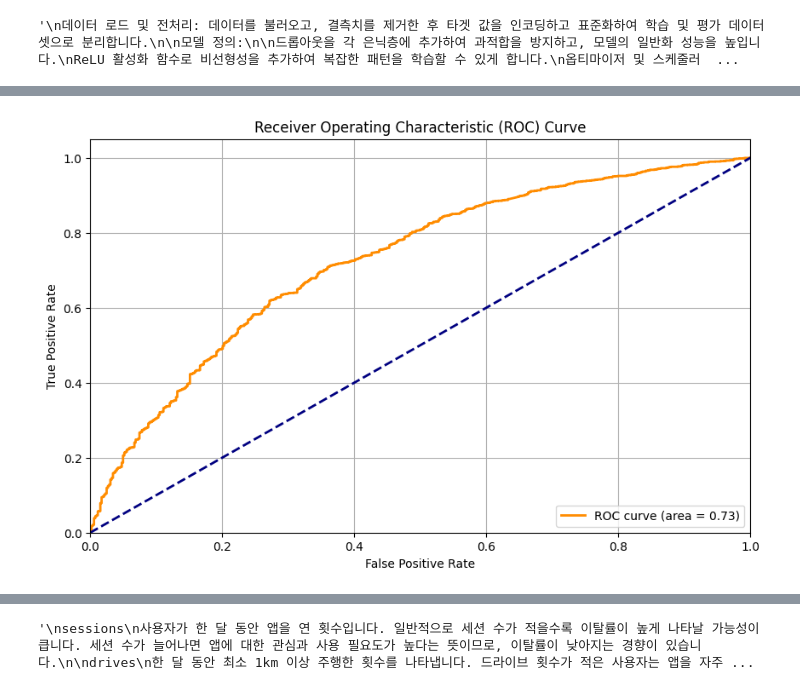
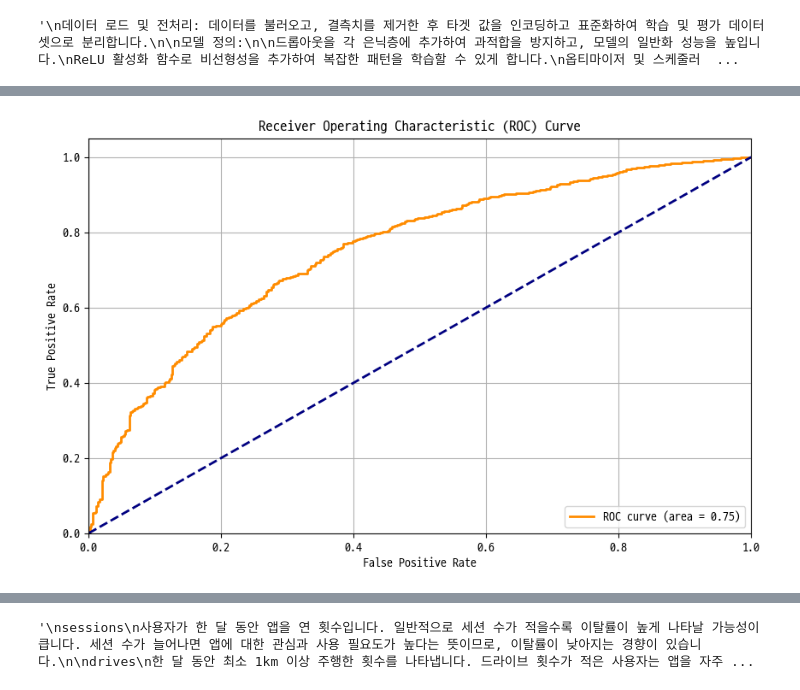
Before and after one commit to SKNETWORKS-FAMILY-AICAMP/SKN06-2nd-6Team, a Jupyter notebook: DL.ipynb, the cells around one changed output, grey strips where cells are left out. Saved outputs shown, nothing was run; the diff lists cells and outputs as text; code cells hidden in the pictures.

```diff
--- a/DL.ipynb
+++ b/DL.ipynb
@@ -42,4 +39,6 @@ def load_and_preprocess_data(file_path):
 
 # 데이터 로드 및 분리
 X_train, X_test, y_train, y_test = load_and_preprocess_data("data/preprocessed.csv")
+# %%
+device = torch.device("cuda" if torch.cuda.is_available() else "cpu")
 # %%
@@ -191 +189,19 @@ Total Training Time: 53.29 seconds
+# %%
+# load best model
+best_model = torch.load(save_path)
+best_model.eval()
+
+# 모델 평가
+y_pred_list = []
+y_prob_list = []
+with torch.no_grad():
+    for X_batch, y_batch in test_loader:
+        X_batch, y_batch = X_batch.to(device), y_batch.to(device)
+        prob_test = model(X_batch)  # positive일 확률
+        pred_test = prob_test.round()
+        valid_acc += torch.sum((pred_test > 0.5).type(torch.int32) == y_batch).item()
+        y_pred_list.append(pred_test)
+        y_prob_list.append(prob_test)
+    y_pred_list = np.concatenate(y_pred_list)
+    y_prob_list = np.concatenate(y_prob_list)
 # %%
@@ -284,39 +282,24 @@ plt.show()
 # %%
-# 모델 평가
-model.eval()
-y_pred_list = []
-y_prob_list = []  # 예측 확률을 저장할 리스트 추가
-
-with torch.no_grad():
-    for X_batch, _ in test_loader:
-        # 예측 확률 계산
-        y_prob = model(X_batch).squeeze()
-        y_pred = y_prob.round()  # 0.5 기준으로 반올림하여 이진 분류
-
-        # 예측 클래스와 예측 확률 저장
-        y_pred_list.extend(y_pred.numpy())
-        y_prob_list.extend(y_prob.numpy())  # 예측 확률 추가
-
 # ROC 곡선 및 AUC 계산
 from sklearn.metrics import roc_curve, auc
 
 fpr, tpr, _ = roc_curve(y_test, y_prob_list)
 roc_auc = auc(fpr, tpr)
 
 # ROC 곡선 그리기
 plt.figure(figsize=(10, 6))
-plt.plot(fpr, tpr, color='darkorange', lw=2, label=f'ROC curve (area = {roc_auc:.2f})')
-plt.plot([0, 1], [0, 1], color='navy', lw=2, linestyle='--')  # 대각선 기준선
+plt.plot(fpr, tpr, color="darkorange", lw=2, label=f"ROC curve (area = {roc_auc:.2f})")
+plt.plot([0, 1], [0, 1], color="navy", lw=2, linestyle="--")  # 대각선 기준선
 plt.xlim([0.0, 1.0])
 plt.ylim([0.0, 1.05])
-plt.xlabel('False Positive Rate')
-plt.ylabel('True Positive Rate')
-plt.title('Receiver Operating Characteristic (ROC) Curve')
-plt.legend(loc='lower right')
+plt.xlabel("False Positive Rate")
+plt.ylabel("True Positive Rate")
+plt.title("Receiver Operating Characteristic (ROC) Curve")
+plt.legend(loc="lower right")
 plt.grid()
 plt.show()
 # %% [output]
-[figure, old version]
+[figure, new version]
 # %%
 from sklearn.metrics import precision_recall_curve
 
```
Also changed, not shown: parts of 14 cells of this notebook, 1 other file.
